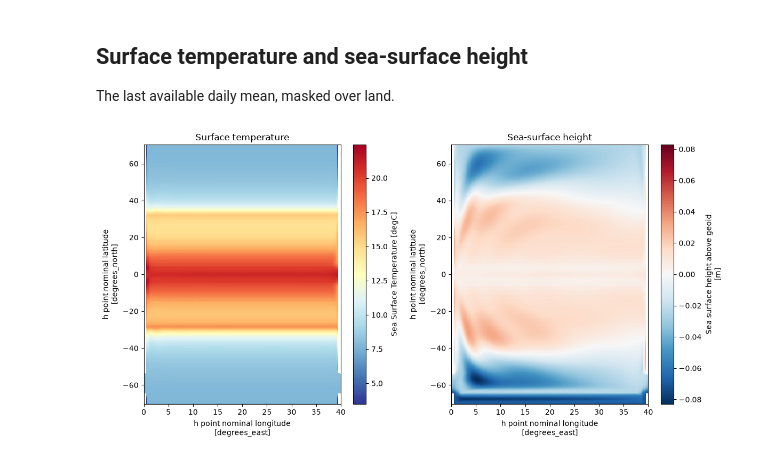
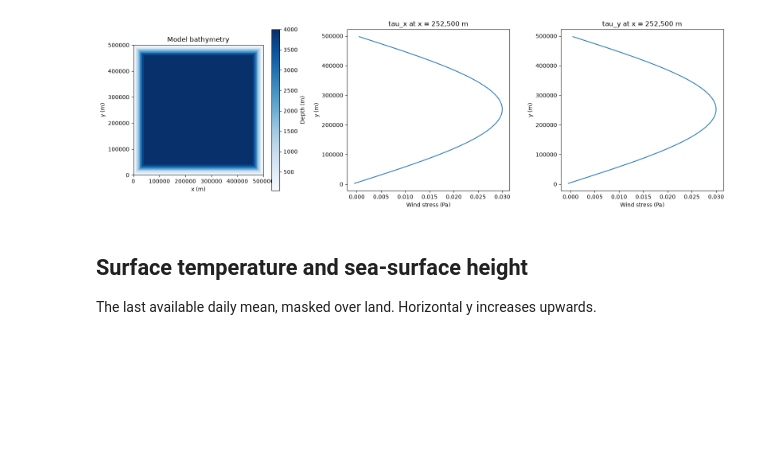
Before and after one commit to regdowse/PhD_gadi, a Jupyter notebook: idealised_modelling/mom6_sandbox/mom6-idealised-eddy/analysis/inspect_anu_tub.ipynb, the cells around one changed output. Cells and saved outputs as stored; diff of their text form; code cells hidden in the pictures; blank space fills up the shorter version.

```diff
--- a/idealised_modelling/mom6_sandbox/mom6-idealised-eddy/analysis/inspect_anu_tub.ipynb
+++ b/idealised_modelling/mom6_sandbox/mom6-idealised-eddy/analysis/inspect_anu_tub.ipynb
@@ -80,14 +61,19 @@ plt.tight_layout()
+# %%
+fig, axes = plt.subplots(1, 3, figsize=(16, 5))
+static.deptho.where(wet).plot(ax=axes[0], x='xh', y='yh', cmap='Blues', cbar_kwargs={'label': 'Depth (m)'})
+axes[0].set_title('Model bathymetry')
+axes[0].set_aspect('equal')
+axes[0].set_xlabel('x (m)')
+axes[0].set_ylabel('y (m)')
+for ax, name in zip(axes[1:], ['tau_x', 'tau_y']):
+    forcing[name].sel(x=x_section, method='nearest').plot(ax=ax, y='y')
+    ax.set_title(f'{name} at x = {x_section:,.0f} m')
+    ax.set_xlabel('Wind stress (Pa)')
+    ax.set_ylabel('y (m)')
+plt.tight_layout()
+# %% [output]
+[figure, added]
 # %% [markdown]
 ## Surface temperature and sea-surface height
 
-The last available daily mean, masked over land.
+The last available daily mean, masked over land. Horizontal y increases upwards.
-# %%
-wet = static.wet.squeeze(drop=True) > 0
-fig, axes = plt.subplots(1, 2, figsize=(12, 6))
-daily.tos.isel(time=-1).where(wet).plot(ax=axes[0], cmap='RdYlBu_r')
-axes[0].set_title('Surface temperature')
-daily.zos.isel(time=-1).where(wet).plot(ax=axes[1], cmap='RdBu_r')
-axes[1].set_title('Sea-surface height')
-plt.tight_layout()
-# %% [output]
-[figure, removed]
```
Also changed, not shown: parts of 19 cells of this notebook, 1 other file.
